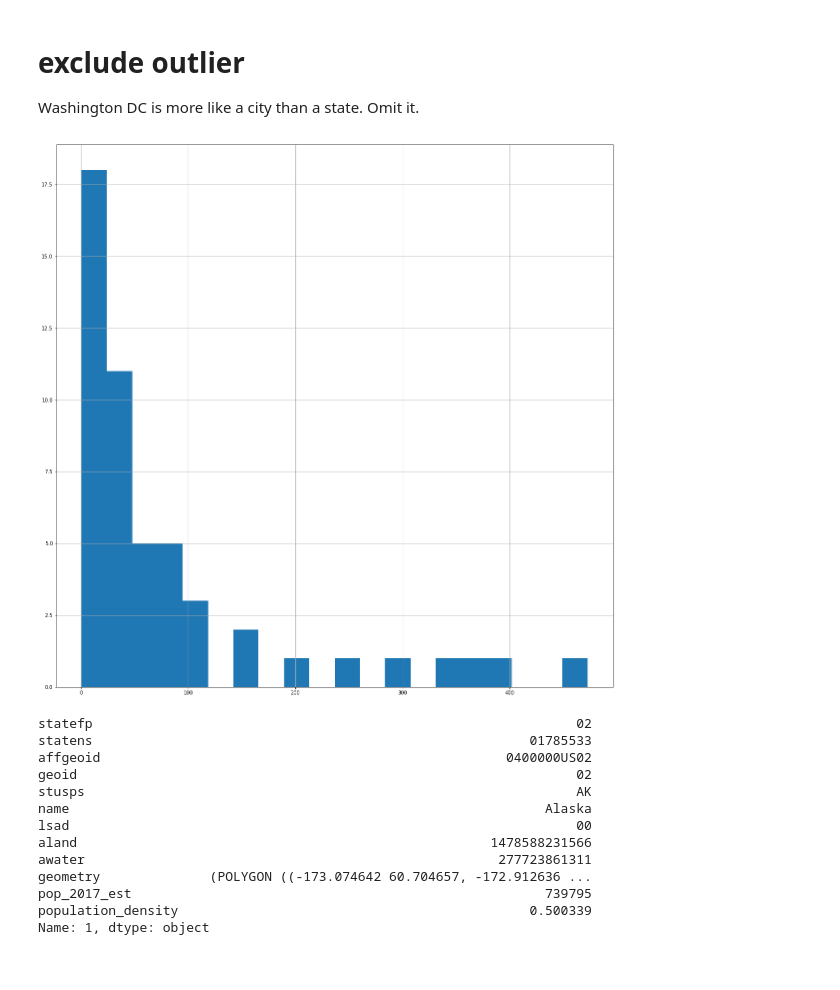
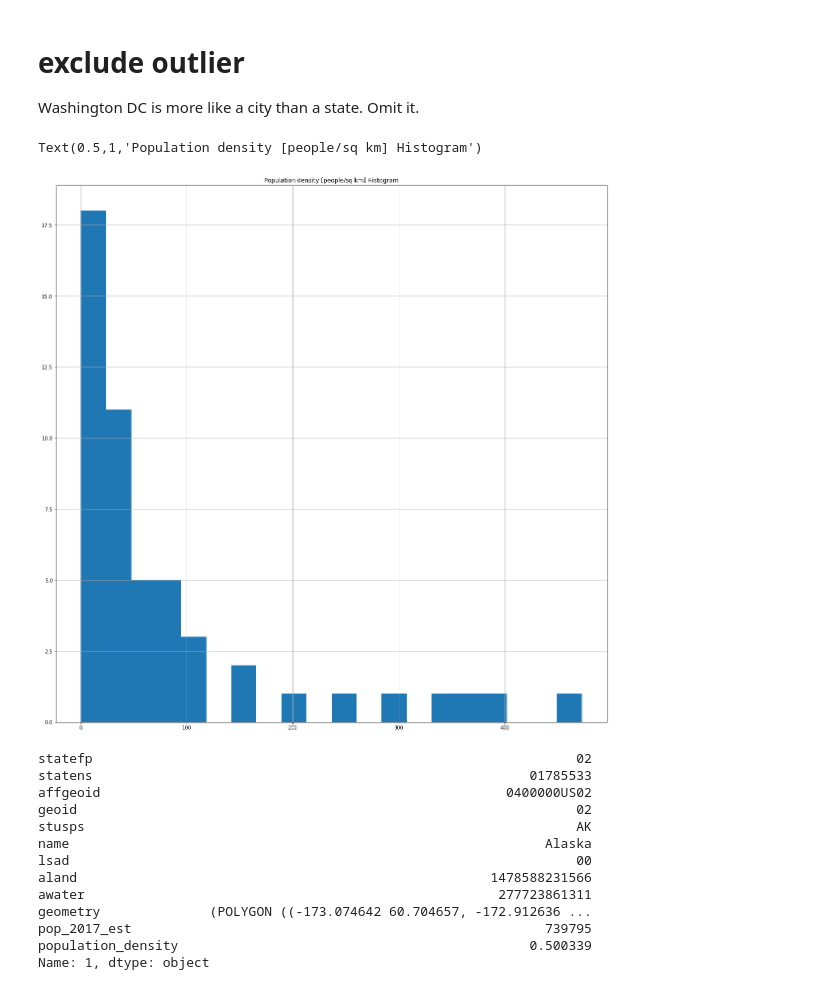
Before and after one commit to beepscore/census_play, a Jupyter notebook: us_states.ipynb, the cells around one changed output. Drawn from its saved outputs; the diff is of its cells as text; code cells hidden in the pictures.

```diff
--- a/us_states.ipynb
+++ b/us_states.ipynb
@@ -158,8 +158,10 @@ Washington DC is more like a city than a state. Omit it.
 df_map = df_map[df_map['population_density'] < 4000]
 # %%
 hist = df_map['population_density'].hist(bins=20, figsize=figsize)
+hist.set_title('Population density [people/sq km] Histogram')
 # %% [output]
+Text(0.5,1,'Population density [people/sq km] Histogram')
-[figure, old version]
+[figure, new version]
 # %%
 #find state with lowest population density
 df_map.loc[df_map['population_density'].idxmin()]
```
Also changed, not shown: parts of 3 cells of this notebook.
